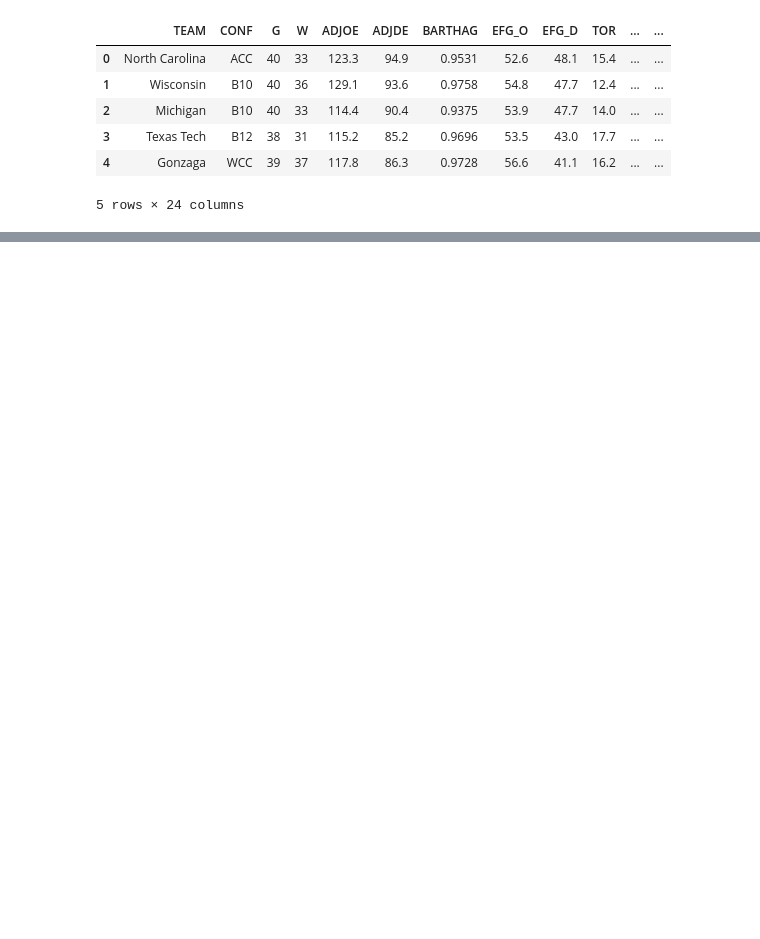
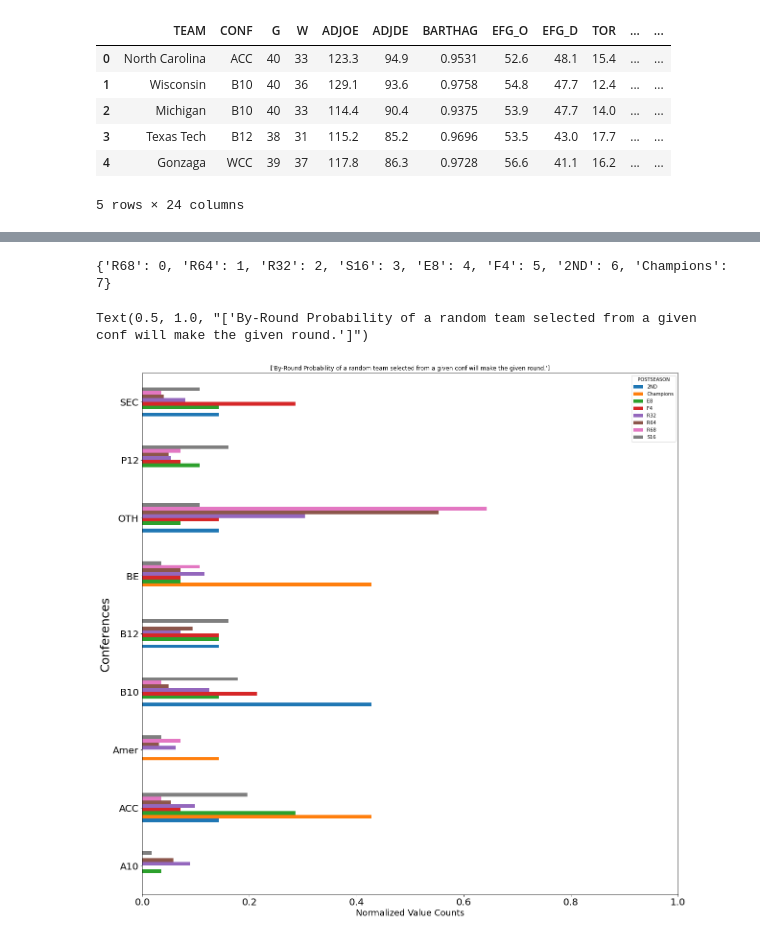
Before and after one commit to GrahamAnto/NCAA_Bball, a Jupyter notebook: By_Conference_Analysis.ipynb, the cells around one changed output, grey strips where cells are left out. Cells and saved outputs as stored; diff of their text form; code cells hidden in the pictures; blank space fills up the shorter version.

```diff
--- a/By_Conference_Analysis.ipynb
+++ b/By_Conference_Analysis.ipynb
@@ -27,0 +105,14 @@ boxplot = conf_train.boxplot(column=['ADJOE'])
+# %%
+mapping = {cat: i for i, cat in enumerate(cats[0])}
+print(mapping)
+key = train_df['POSTSEASON'].map(mapping)
+train_df = train_df.iloc[key.argsort()]
+ax = train_df.groupby('POSTSEASON').CLUS.value_counts(normalize=True).unstack(0).plot.barh(figsize=(20,20),fontsize=20)
+ax.set_xlim([0,1])
+ax.set_ylabel('Conferences',fontsize=25)
+ax.set_xlabel('Normalized Value Counts', fontsize=18)
+ax.set_title(['By-Round Probability of a random team selected from a given conf will make the given round.'])
+# %% [output]
+{'R68': 0, 'R64': 1, 'R32': 2, 'S16': 3, 'E8': 4, 'F4': 5, '2ND': 6, 'Champions': 7}
+Text(0.5, 1.0, "['By-Round Probability of a random team selected from a given conf will make the given round.']")
+[figure, added]
```
Also changed, not shown: parts of 16 cells of this notebook.
